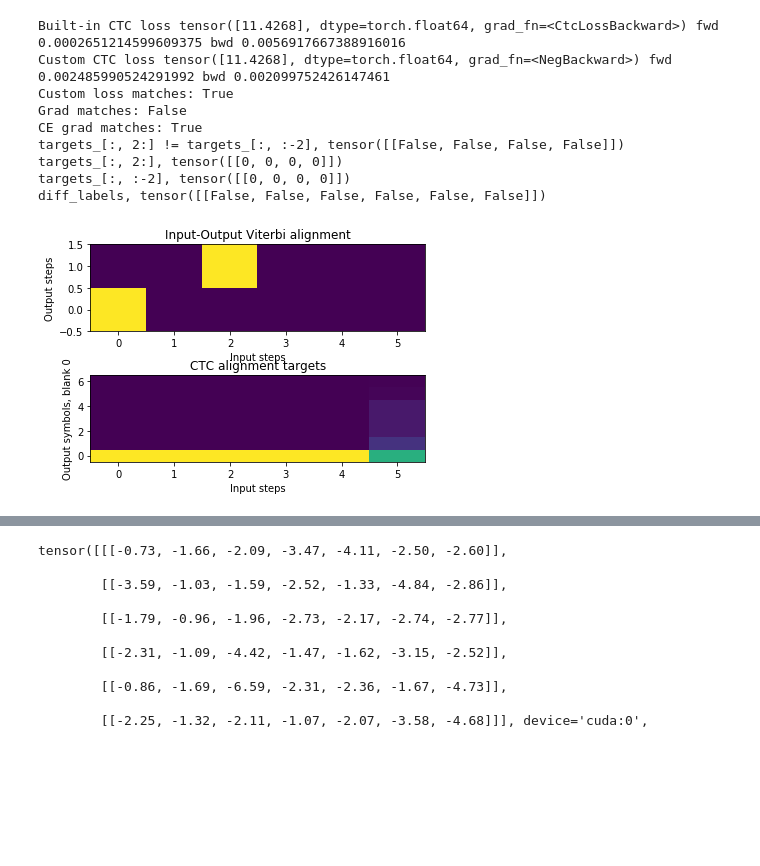
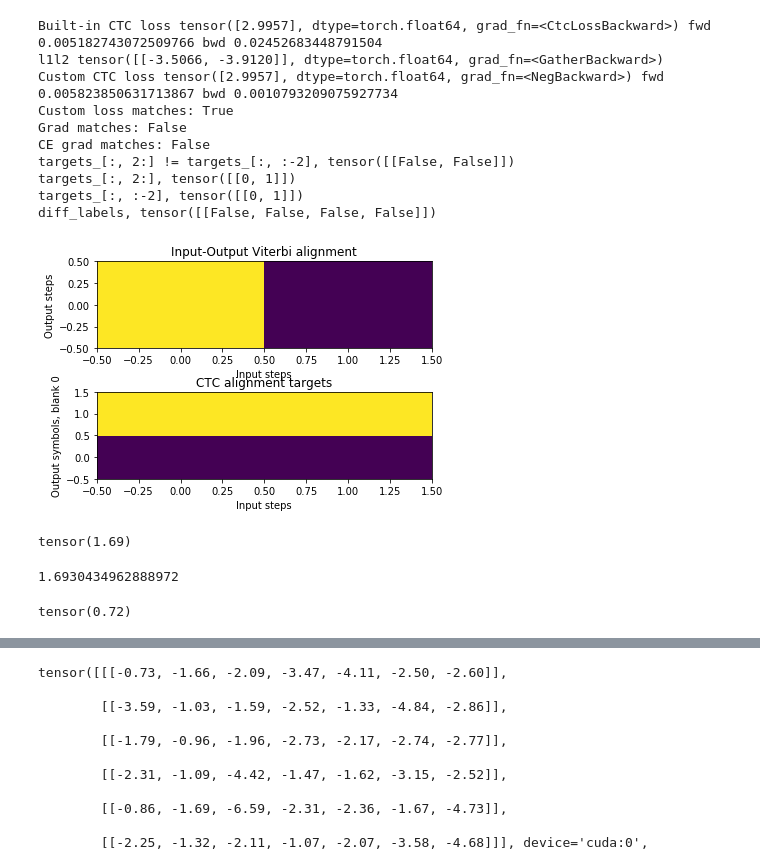
Before and after one commit to qoo/ctc, a Jupyter notebook: test_empty.ipynb, the cells around one changed output, grey strips where cells are left out. Cells and saved outputs as stored; diff of their text form; code cells hidden in the pictures; blank space fills up the shorter version.

```diff
--- a/test_empty.ipynb
+++ b/test_empty.ipynb
@@ -209,6 +209,7 @@ def ctc_loss(log_probs, targets, input_lengths, target_lengths, blank : int = 0,
 	if print_flag:
 		print("[zero_padding + target_lengths * 2 - 1, zero_padding + target_lengths * 2],",[zero_padding + target_lengths * 2 - 1, zero_padding + target_lengths * 2])
 	l1l2 = log_alpha[input_lengths - 1, B].gather(-1, torch.stack([zero_padding + target_lengths * 2 - 1, zero_padding + target_lengths * 2], dim = -1))
+	print("l1l2", l1l2)
 	loss = -torch.logsumexp(l1l2, dim = -1)
 	if not alignment:
 		return loss
@@ -379,24 +380,10 @@ class LogsumexpFunction(torch.autograd.function.Function):
 		return g * e0, g * e1, g * e2
 
 probs_seq1 = [[
-            0.06390443, 0.42124858, 0.27323887, 0.06870235, 0.0361254,
-            0.18184413, 0.16493624
+            0.2, 0.1
         ], [
-            0.03309247, 0.42866108, 0.24390638, 0.09699597, 0.31895462,
-            0.0094893, 0.06890021
-        ], [
-            0.218104, 0.49992557, 0.18245131, 0.08503348, 0.14903535,
-            0.08424043, 0.08120984
-        ], [
-            0.12094152, 0.41162472, 0.01473646, 0.28045061, 0.24246305,
-            0.05206269, 0.09772094
-        ], [
-            0.1333387, 0.40550838, 0.00301669, 0.21745861, 0.20803985,
-            0.41317442, 0.01946335
-        ], [
-            0.16468227, 0.4180699, 0.1906545, 0.18963251, 0.19860937,
-            0.04377724, 0.01457421
-        ]]
+            0.2, 0.1
+        ], ]
 import time
 import matplotlib.pyplot as plt
 
@@ -406,10 +393,10 @@ torch.set_printoptions(precision=4)
 
 
 # import ctc
-path = [0,0]
+path = [[1]]
 
-T, B, C = 6, 1, 7
-t = len(path)
+T, B, C = 2, 1, 2
+t = 1
 blank = 0
 device = 'cpu'
 seed = 1
@@ -420,7 +407,7 @@ tictoc = lambda: (device == 'cuda' and torch.cuda.synchronize()) or time.time()
 
 # logits = torch.randn(T, B, C, device = device).requires_grad_()
 import numpy
-logits = torch.reshape(torch.as_tensor(numpy.array(numpy.log(probs_seq1)),device = device), (6,1,7)).requires_grad_()
+logits = torch.reshape(torch.as_tensor(numpy.array(numpy.log(probs_seq1)),device = device), (T,B,C)).requires_grad_()
 
 # targets = torch.randint(blank + 1, C, (B, t), dtype = torch.long, device = device)
 targets = torch.reshape(torch.as_tensor(numpy.array(path), dtype = torch.long, device = device), (B, t))
@@ -429,7 +416,9 @@ targets = torch.reshape(torch.as_tensor(numpy.array(path), dtype = torch.long, d
 
 input_lengths = torch.full((B,), T, dtype = torch.long, device = device)
 target_lengths = torch.full((B,), t, dtype = torch.long, device = device)
-log_probs = logits.log_softmax(dim = -1)
+# log_probs = logits.log_softmax(dim = -1).type(torch.double)
+log_probs = logits.type(torch.double)
+
 # print("log_probs",log_probs)
 # print('Device:', device)
 # print('Log-probs shape (time X batch X channels):', 'x'.join(map(str, log_probs.shape)))
@@ -450,38 +439,48 @@ ce_alignment_targets = ctc_alignment_targets(log_probs, targets, input_lengths,
 ce_ctc = -ce_alignment_targets * log_probs
 ce_ctc_grad, = torch.autograd.grad(ce_ctc.sum(), logits, retain_graph = True)
 
 print('Custom loss matches:', torch.allclose(builtin_ctc, custom_ctc, atol = atol))
 print('Grad matches:', torch.allclose(builtin_ctc_grad, custom_ctc_grad, atol = atol))
 print('CE grad matches:', torch.allclose(builtin_ctc_grad, ce_ctc_grad, atol = atol))
 
 alignment = ctc_max_loss(log_probs, targets, input_lengths, target_lengths, blank = 0, reduction = 'none', alignment = True)
 a = alignment[:, 0, :target_lengths[0]]
 # print(a.t().cpu())
 plt.subplot(211)
 plt.title('Input-Output Viterbi alignment')
 plt.imshow(a.t().cpu(), origin = 'lower', aspect = 'auto')
 plt.xlabel('Input steps')
 plt.ylabel('Output steps')
 plt.subplot(212)
 plt.title('CTC alignment targets')
 a = ce_alignment_targets[:, 0, :]
 plt.imshow(a.t().cpu(), origin = 'lower', aspect = 'auto')
 plt.xlabel('Input steps')
 plt.ylabel(f'Output symbols, blank {blank}')
 plt.subplots_adjust(hspace = 0.5)
 plt.savefig('alignment.png')
 torch.set_printoptions(precision=2)
 # print(a.t().cpu())
 # print(targets[:,0])
 # print(logits)
 # %% [output]
-Built-in CTC loss tensor([11.4268], dtype=torch.float64, grad_fn=<CtcLossBackward>) fwd 0.0002651214599609375 bwd 0.0056917667388916016
-Custom CTC loss tensor([11.4268], dtype=torch.float64, grad_fn=<NegBackward>) fwd 0.002485990524291992 bwd 0.002099752426147461
+Built-in CTC loss tensor([2.9957], dtype=torch.float64, grad_fn=<CtcLossBackward>) fwd 0.005182743072509766 bwd 0.02452683448791504
+l1l2 tensor([[-3.5066, -3.9120]], dtype=torch.float64, grad_fn=<GatherBackward>)
+Custom CTC loss tensor([2.9957], dtype=torch.float64, grad_fn=<NegBackward>) fwd 0.005823850631713867 bwd 0.0010793209075927734
 Custom loss matches: True
 Grad matches: False
-CE grad matches: True
-targets_[:, 2:] != targets_[:, :-2], tensor([[False, False, False, False]])
-targets_[:, 2:], tensor([[0, 0, 0, 0]])
-targets_[:, :-2], tensor([[0, 0, 0, 0]])
-diff_labels, tensor([[False, False, False, False, False, False]])
+CE grad matches: False
+targets_[:, 2:] != targets_[:, :-2], tensor([[False, False]])
+targets_[:, 2:], tensor([[0, 1]])
+targets_[:, :-2], tensor([[0, 1]])
+diff_labels, tensor([[False, False, False, False]])
-[figure, old version]
+[figure, new version]
+# %%
+torch.logsumexp(torch.as_tensor([1.0,1.0]), dim = -1)
+# %% [output]
+tensor(1.69)
+# %%
+import math
+math.log(2.718*2)
+# %% [output]
+1.6930434962888972
@@ -488,3 +495,7 @@ diff_labels, tensor([[False, False, False, False, False, False]])
+# %%
+torch.logsumexp(torch.as_tensor([0.02*2,0.01]), dim = -1)
+# %% [output]
+tensor(0.72)
 # %%
 print_flag = False
 find_path(probs_seq2, [1,0,3])
```
Also changed, not shown: parts of 4 cells of this notebook, 1 other file.
